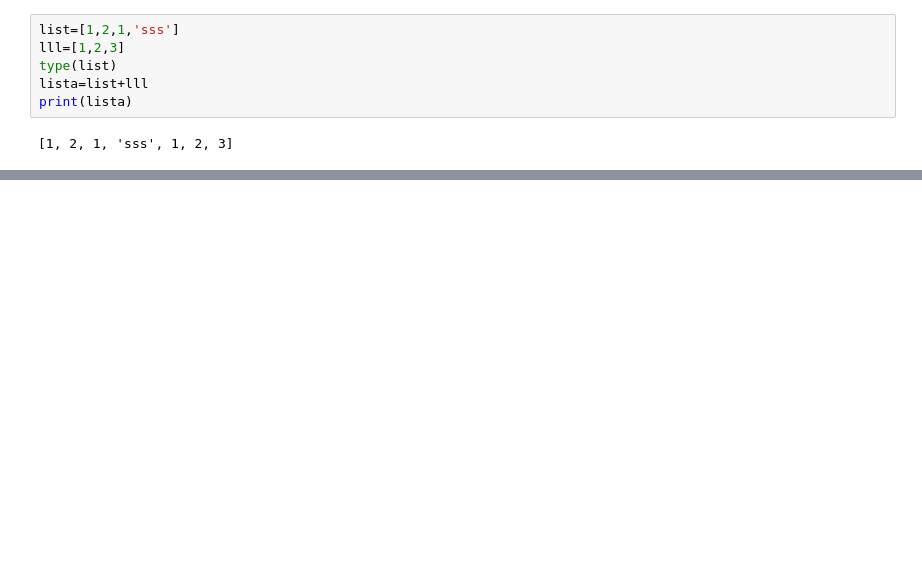
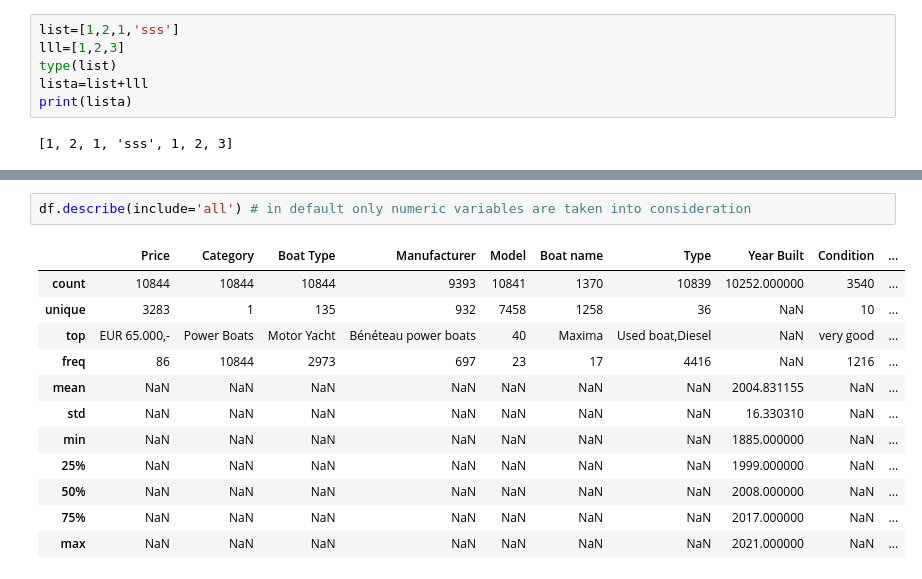
Before and after one commit to marcinmaleszewski/OVF_Academy, a Jupyter notebook: Untitled0.ipynb, the cells around one changed output, grey strips where cells are left out. Drawn from its saved outputs; the diff is of its cells as text; blank space fills up the shorter version.

```diff
--- a/Untitled0.ipynb
+++ b/Untitled0.ipynb
@@ -61,0 +157,15 @@ print(lista)
+# %%
+df.describe(include='all') # in default only numeric variables are taken into consideration
+# %% [output]
+|  | Price | Category | Boat Type | Manufacturer | Model | Boat name | Type | Year Built | Condition | ... |
+| count | 10844 | 10844 | 10844 | 9393 | 10841 | 1370 | 10839 | 10252.000000 | 3540 | ... |
+| unique | 3283 | 1 | 135 | 932 | 7458 | 1258 | 36 | NaN | 10 | ... |
+| top | EUR 65.000,- | Power Boats | Motor Yacht | Bénéteau power boats | 40 | Maxima | Used boat,Diesel | NaN | very good | ... |
+| freq | 86 | 10844 | 2973 | 697 | 23 | 17 | 4416 | NaN | 1216 | ... |
+| mean | NaN | NaN | NaN | NaN | NaN | NaN | NaN | 2004.831155 | NaN | ... |
+| std | NaN | NaN | NaN | NaN | NaN | NaN | NaN | 16.330310 | NaN | ... |
+| min | NaN | NaN | NaN | NaN | NaN | NaN | NaN | 1885.000000 | NaN | ... |
+| 25% | NaN | NaN | NaN | NaN | NaN | NaN | NaN | 1999.000000 | NaN | ... |
+| 50% | NaN | NaN | NaN | NaN | NaN | NaN | NaN | 2008.000000 | NaN | ... |
+| 75% | NaN | NaN | NaN | NaN | NaN | NaN | NaN | 2017.000000 | NaN | ... |
+| max | NaN | NaN | NaN | NaN | NaN | NaN | NaN | 2021.000000 | NaN | ... |
```
Also changed, not shown: parts of 34 cells of this notebook.
